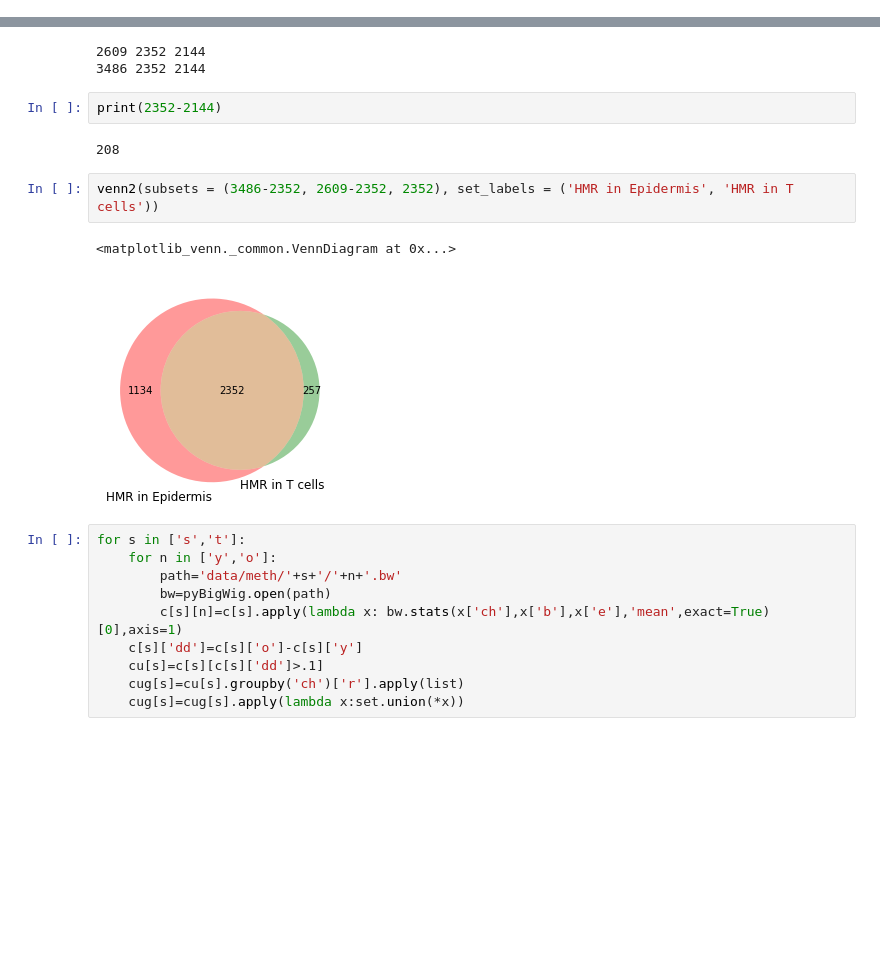
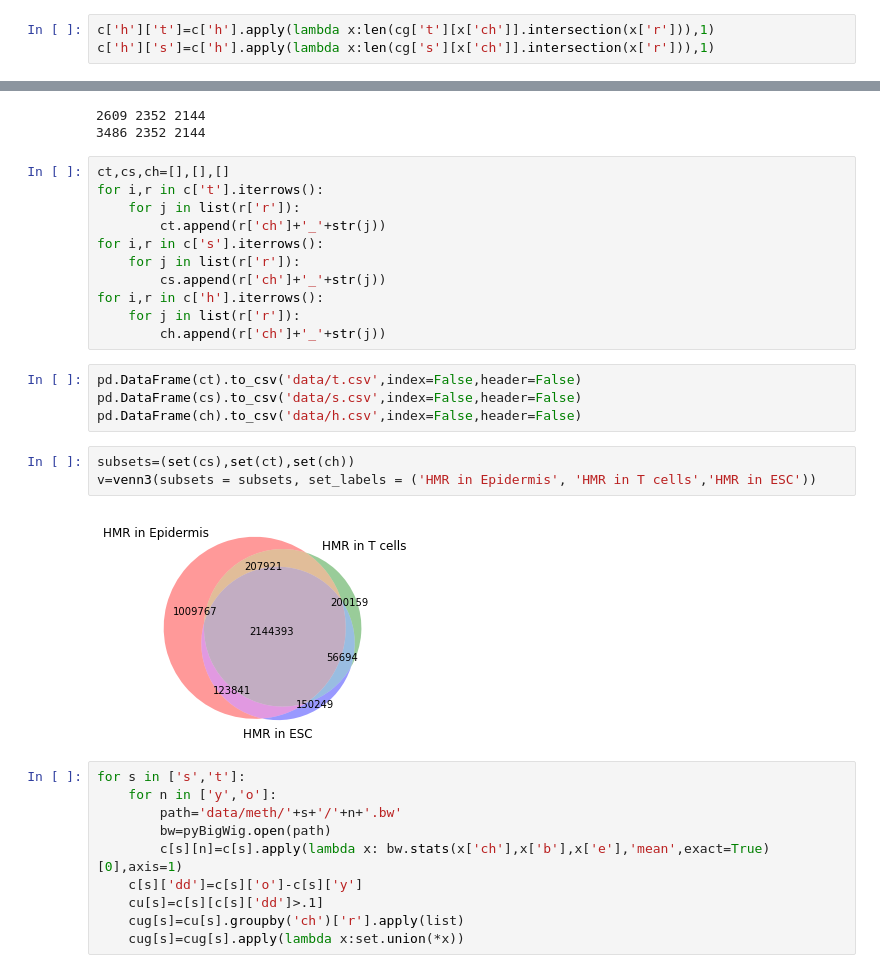
Before and after one commit to moqri/emi, a Jupyter notebook: com.ipynb, the cells around one changed output, grey strips where cells are left out. Saved outputs shown, nothing was run; the diff lists cells and outputs as text; blank space fills up the shorter version.

```diff
--- a/com.ipynb
+++ b/com.ipynb
@@ -80,6 +58,9 @@ c['t']['s']=c['t'].apply(lambda x:len(cg['s'][x['ch']].intersection(x['r'])),1)
 c['t']['sh']=c['t'].apply(lambda x:len(cg['s'][x['ch']].intersection(x['r']).intersection(cg['h'][x['ch']])),1)
 c['s']['t']=c['s'].apply(lambda x:len(cg['t'][x['ch']].intersection(x['r'])),1)
 c['s']['th']=c['s'].apply(lambda x:len(cg['t'][x['ch']].intersection(x['r']).intersection(cg['h'][x['ch']])),1)
+# %%
+c['h']['t']=c['h'].apply(lambda x:len(cg['t'][x['ch']].intersection(x['r'])),1)
+c['h']['s']=c['h'].apply(lambda x:len(cg['s'][x['ch']].intersection(x['r'])),1)
 # %%
 print(round(c['t']['rd'].sum()/10**3),
       round(c['t']['s'].sum()/10**3),
@@ -90,15 +71,26 @@ print(round(c['s']['rd'].sum()/10**3),
 # %% [output]
 2609 2352 2144
 3486 2352 2144
-# %%
-print(2352-2144)
-# %% [output]
-208
+# %%
+ct,cs,ch=[],[],[]
+for i,r in c['t'].iterrows():
+    for j in list(r['r']):
+        ct.append(r['ch']+'_'+str(j))
+for i,r in c['s'].iterrows():
+    for j in list(r['r']):
+        cs.append(r['ch']+'_'+str(j))
+for i,r in c['h'].iterrows():
+    for j in list(r['r']):
+        ch.append(r['ch']+'_'+str(j))
+# %%
+pd.DataFrame(ct).to_csv('data/t.csv',index=False,header=False)
+pd.DataFrame(cs).to_csv('data/s.csv',index=False,header=False)
+pd.DataFrame(ch).to_csv('data/h.csv',index=False,header=False)
 # %%
-venn2(subsets = (3486-2352, 2609-2352, 2352), set_labels = ('HMR in Epidermis', 'HMR in T cells'))
+subsets=(set(cs),set(ct),set(ch))
+v=venn3(subsets = subsets, set_labels = ('HMR in Epidermis', 'HMR in T cells','HMR in ESC'))
 # %% [output]
-<matplotlib_venn._common.VennDiagram at 0x...>
-[figure, old version]
+[figure, new version]
 # %%
 for s in ['s','t']:
     for n in ['y','o']:
```
Also changed, not shown: parts of 14 cells of this notebook, 4 other files.
